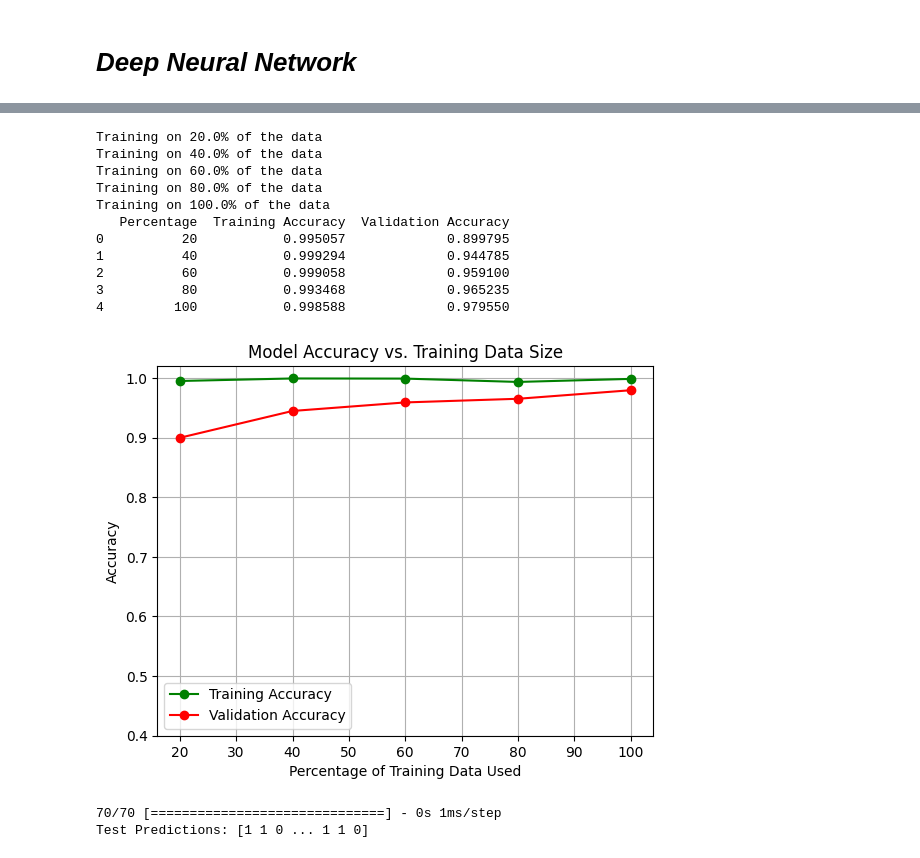
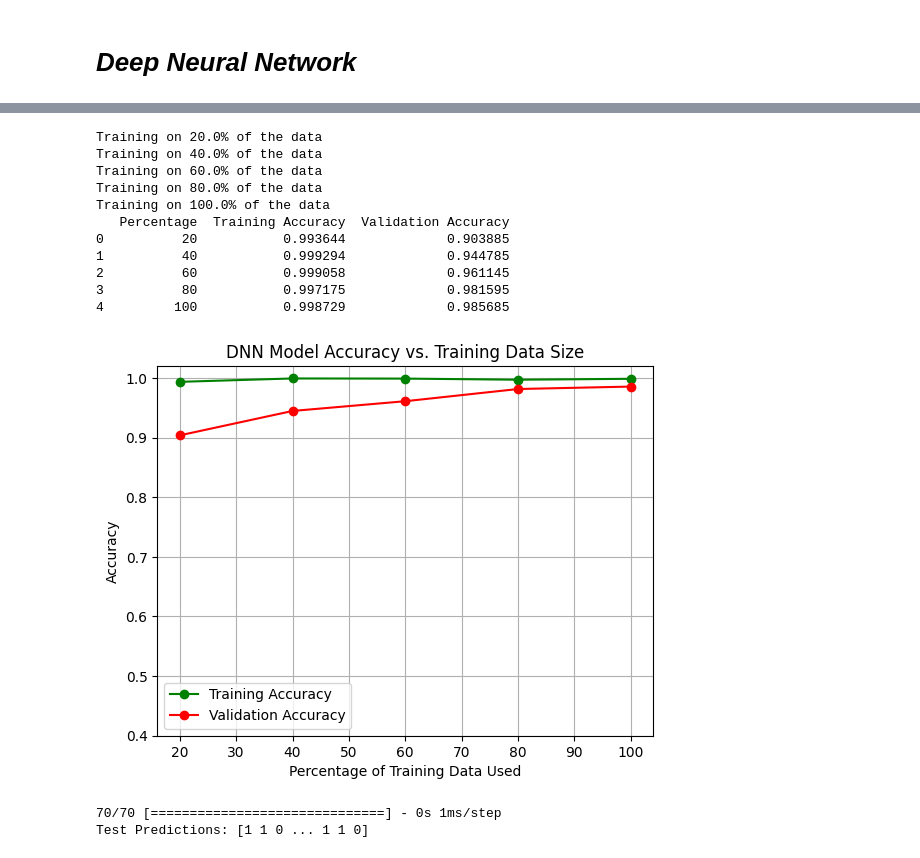
Before and after one commit to psarath22/CS771_M1, a Jupyter notebook: codes/Task1_emoticon.ipynb, the cells around one changed output, grey strips where cells are left out. Saved outputs shown, nothing was run; the diff lists cells and outputs as text; code cells hidden in the pictures.

```diff
--- a/codes/Task1_emoticon.ipynb
+++ b/codes/Task1_emoticon.ipynb
@@ -677,39 +677,39 @@ for percentage in train_percentages:
 
 # Create a DataFrame to print the table
 data = {
     "Percentage": [int(p * 100) for p in train_percentages],
     "Training Accuracy": train_accuracies,
     "Validation Accuracy": valid_accuracies
 }
 
 accuracy_df = pd.DataFrame(data)
 print(accuracy_df)
 
 # Plot the accuracies
 plt.plot([int(p * 100) for p in train_percentages], train_accuracies, label='Training Accuracy', color='green', marker='o')
 plt.plot([int(p * 100) for p in train_percentages], valid_accuracies, label='Validation Accuracy', color='red', marker='o')
 
 # Add labels and title
 plt.ylim(0.4, 1.02)
 plt.xlabel('Percentage of Training Data Used')
 plt.ylabel('Accuracy')
-plt.title('Model Accuracy vs. Training Data Size')
+plt.title('DNN Model Accuracy vs. Training Data Size')
 plt.legend()
 plt.grid(True)
 plt.show()
 # %% [output]
 Training on 20.0% of the data
 Training on 40.0% of the data
 Training on 60.0% of the data
 Training on 80.0% of the data
 Training on 100.0% of the data
    Percentage  Training Accuracy  Validation Accuracy
-0          20           0.995057             0.899795
+0          20           0.993644             0.903885
 1          40           0.999294             0.944785
-2          60           0.999058             0.959100
-3          80           0.993468             0.965235
-4         100           0.998588             0.979550
+2          60           0.999058             0.961145
+3          80           0.997175             0.981595
+4         100           0.998729             0.985685
-[figure, old version]
+[figure, new version]
 # %%
 # Make predictions on the test set
 test_predictions = (model.predict(X_test) > 0.5).astype("int32").flatten()
```
Also changed, not shown: parts of 1 cell of this notebook, 1 other file.
